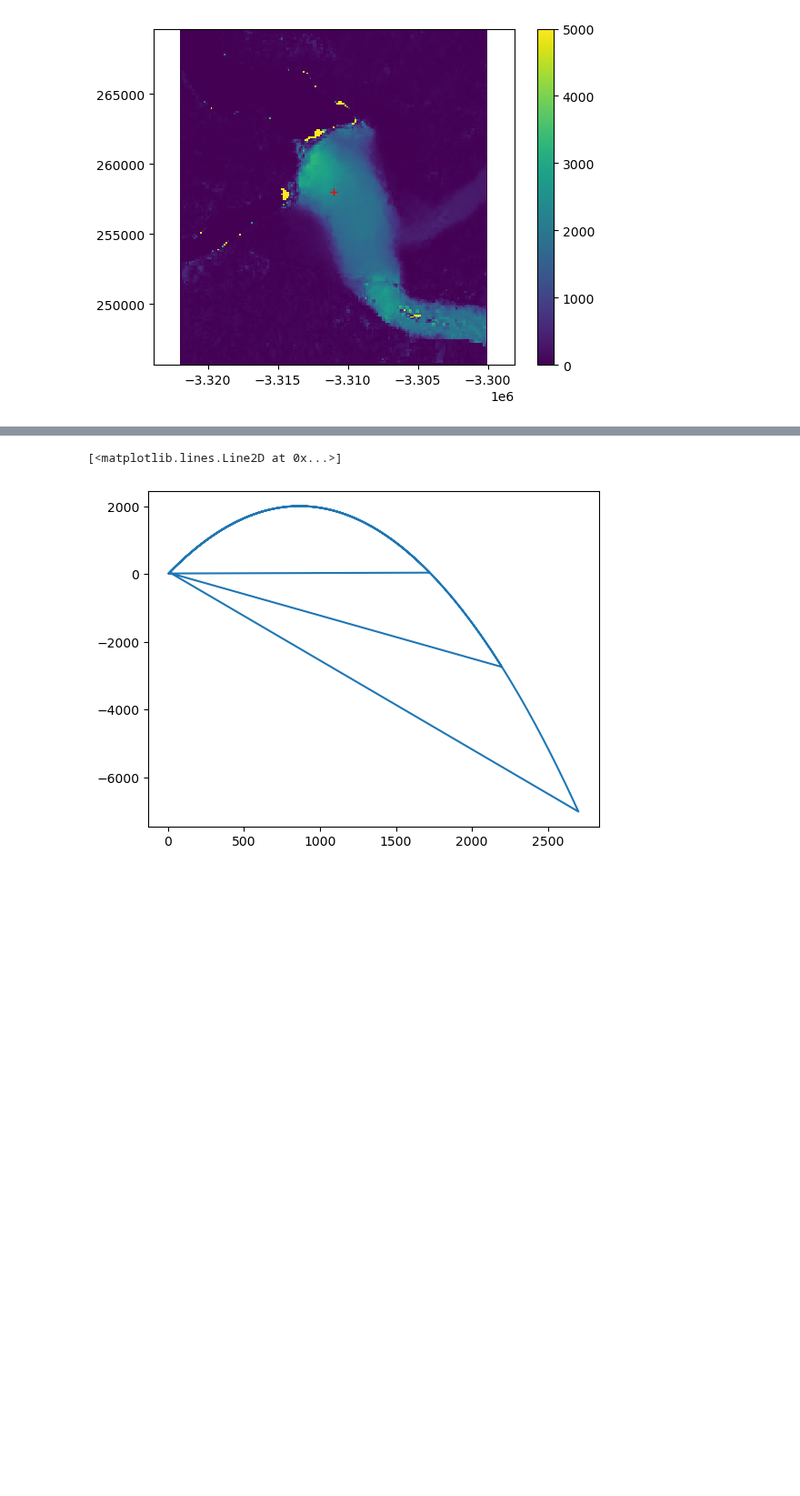
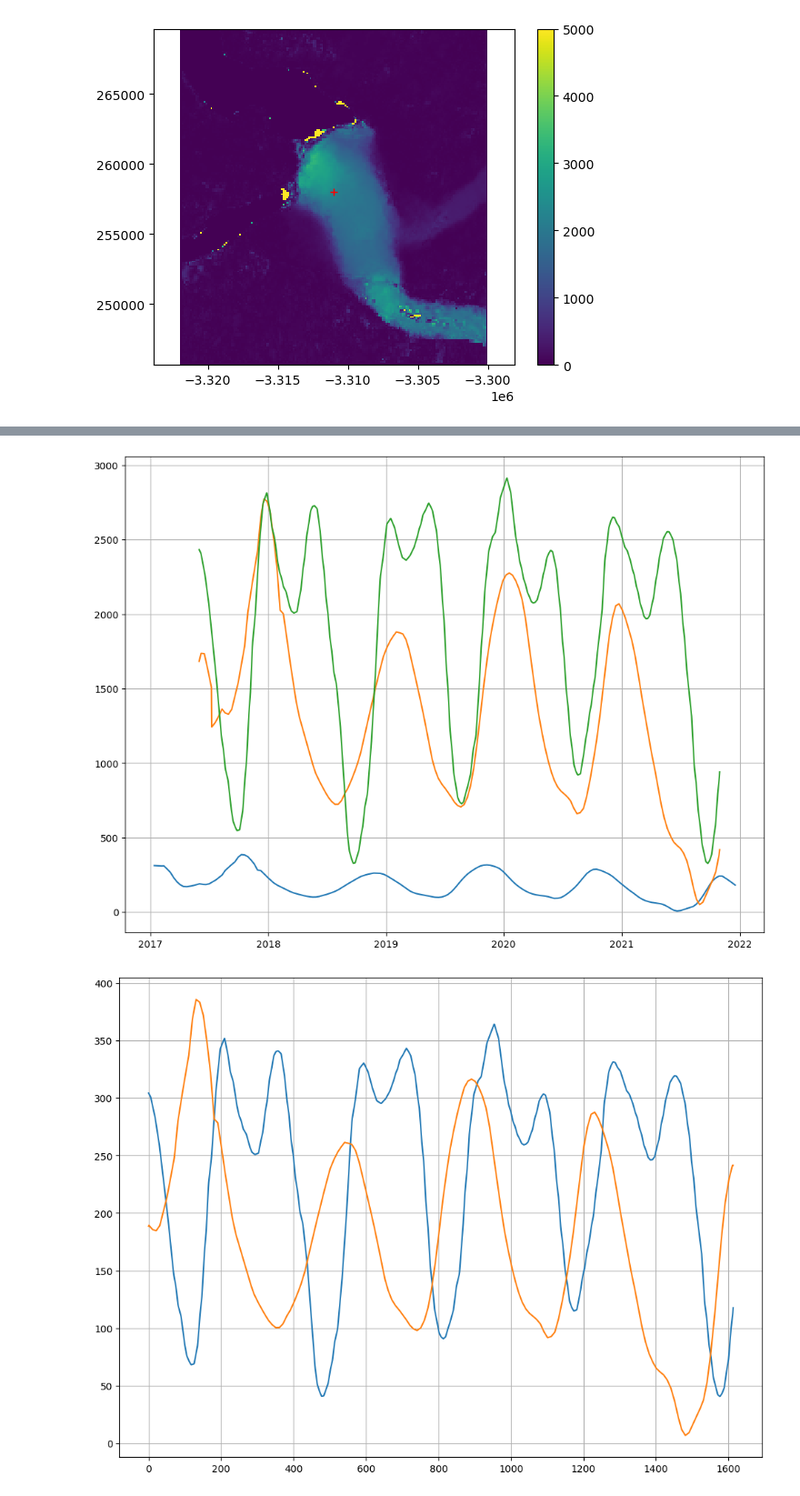
Before and after one commit to pohlan/Hubbard2024, a Jupyter notebook: modeling/simple/simple_model.ipynb, the cells around one changed output, grey strips where cells are left out. Shown at 91% size. Saved outputs shown, nothing was run; the diff lists cells and outputs as text; code cells hidden in the pictures; blank space fills up the shorter version.

```diff
--- a/modeling/simple/simple_model.ipynb
+++ b/modeling/simple/simple_model.ipynb
@@ -162,7 +168,19 @@ plt.legend()
 # %%
-[alpha, beta, L_off, Delta_term, vmax, PDDmax] = xmin['x']
-plt.plot(pdd, vmax*(1-((PDDmax-pdd)/PDDmax)**2))
+plt.figure(figsize=(12,9))
+plt.plot(pd.to_datetime(df['Date']), term)
+plt.plot(t_dt, vterm)
+plt.plot(t_dt, vi)
+plt.grid()
 # %% [output]
-[<matplotlib.lines.Line2D at 0x...>]
-[figure, old version]
+[figure, new version]
+# %%
+plt.figure(figsize=(12,9))
+N = len(vi)
+t_array=np.arange(N)
+plt.plot(t_array,vi[t_array]/8)
+plt.plot(t_array,term_i[t_array+Delta_t])
+plt.grid()
+#plt.plot(term[t_array])
+# %% [output]
+[figure, added]
 # %%
```
Also changed, not shown: parts of 16 cells of this notebook.
